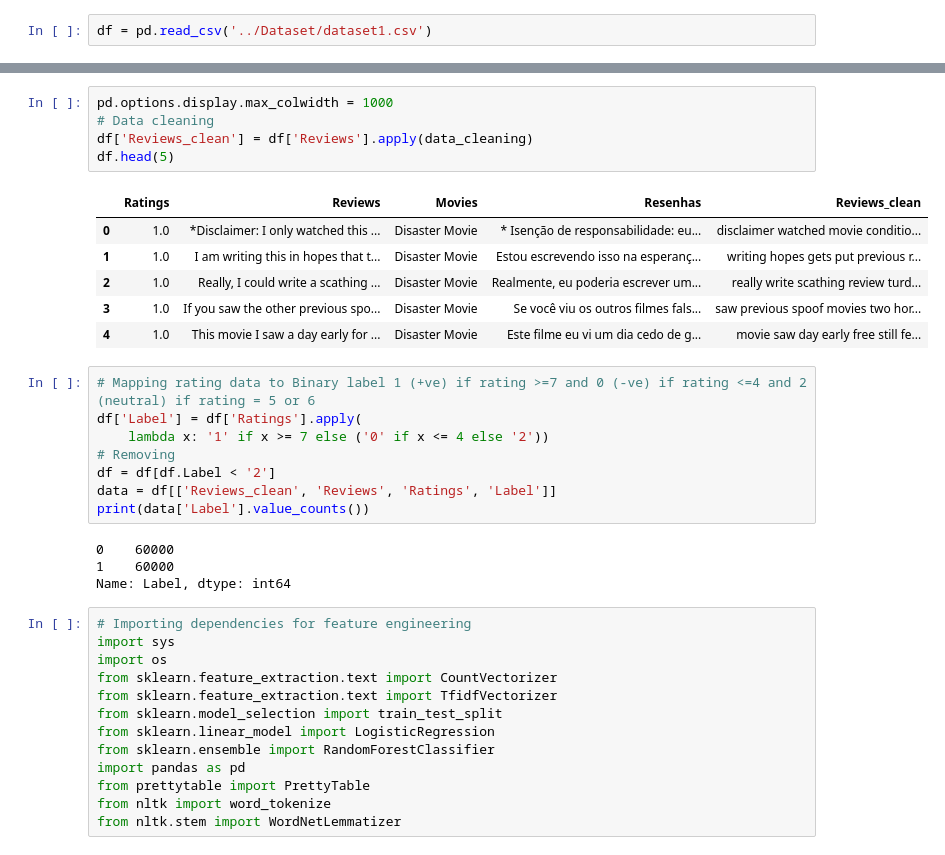
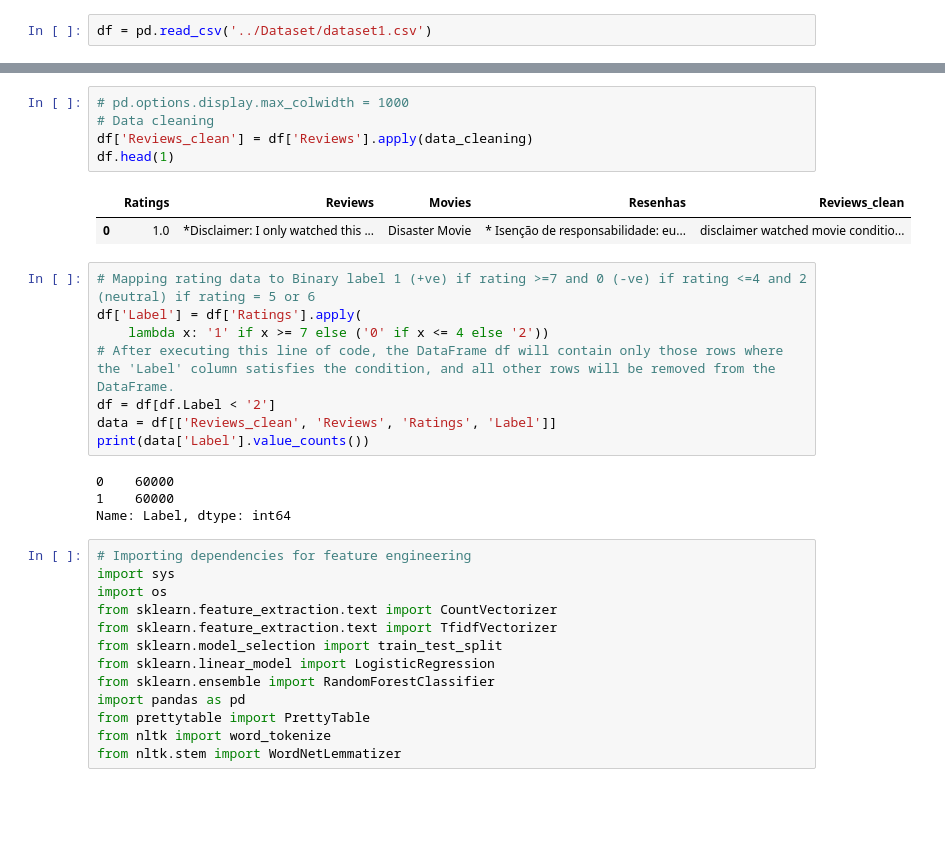
Before and after one commit to iamabhaytiwari343/SentimentAnalyzer, a Jupyter notebook: individualNotebooks/model_builduing.ipynb, the cells around one changed output, grey strips where cells are left out. Cells and saved outputs as stored; diff of their text form; blank space fills up the shorter version.

```diff
--- a/individualNotebooks/model_builduing.ipynb
+++ b/individualNotebooks/model_builduing.ipynb
@@ -90,22 +98,18 @@ def data_cleaning(content):
     content = remove_stopwords(content)
     return content
 # %%
-pd.options.display.max_colwidth = 1000
+# pd.options.display.max_colwidth = 1000
 # Data cleaning
 df['Reviews_clean'] = df['Reviews'].apply(data_cleaning)
-df.head(5)
+df.head(1)
 # %% [output]
 |  | Ratings | Reviews | Movies | Resenhas | Reviews_clean |
 | 0 | 1.0 | *Disclaimer: I only watched this ... | Disaster Movie | * Isenção de responsabilidade: eu... | disclaimer watched movie conditio... |
-| 1 | 1.0 | I am writing this in hopes that t... | Disaster Movie | Estou escrevendo isso na esperanç... | writing hopes gets put previous r... |
-| 2 | 1.0 | Really, I could write a scathing ... | Disaster Movie | Realmente, eu poderia escrever um... | really write scathing review turd... |
-| 3 | 1.0 | If you saw the other previous spo... | Disaster Movie | Se você viu os outros filmes fals... | saw previous spoof movies two hor... |
-| 4 | 1.0 | This movie I saw a day early for ... | Disaster Movie | Este filme eu vi um dia cedo de g... | movie saw day early free still fe... |
 # %%
 # Mapping rating data to Binary label 1 (+ve) if rating >=7 and 0 (-ve) if rating <=4 and 2 (neutral) if rating = 5 or 6
 df['Label'] = df['Ratings'].apply(
     lambda x: '1' if x >= 7 else ('0' if x <= 4 else '2'))
-# Removing
+# After executing this line of code, the DataFrame df will contain only those rows where the 'Label' column satisfies the condition, and all other rows will be removed from the DataFrame.
 df = df[df.Label < '2']
 data = df[['Reviews_clean', 'Reviews', 'Ratings', 'Label']]
 print(data['Label'].value_counts())
```
Also changed, not shown: parts of 4 cells of this notebook, 3 other files.
